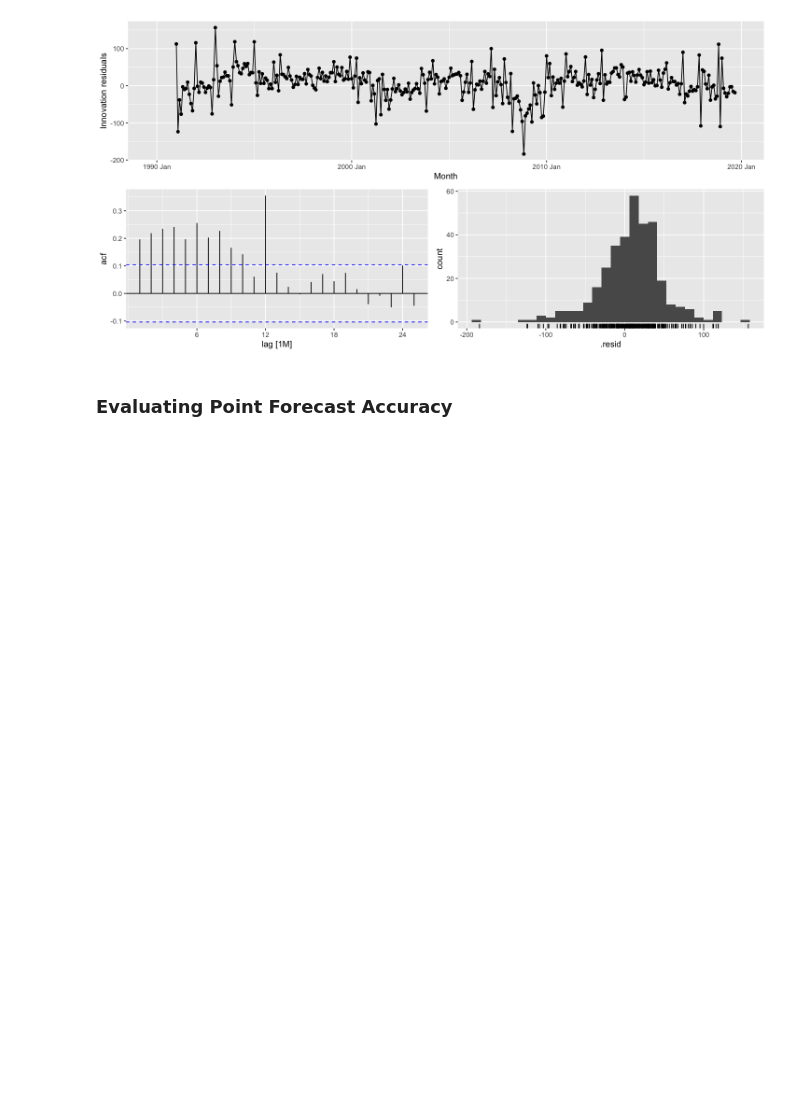
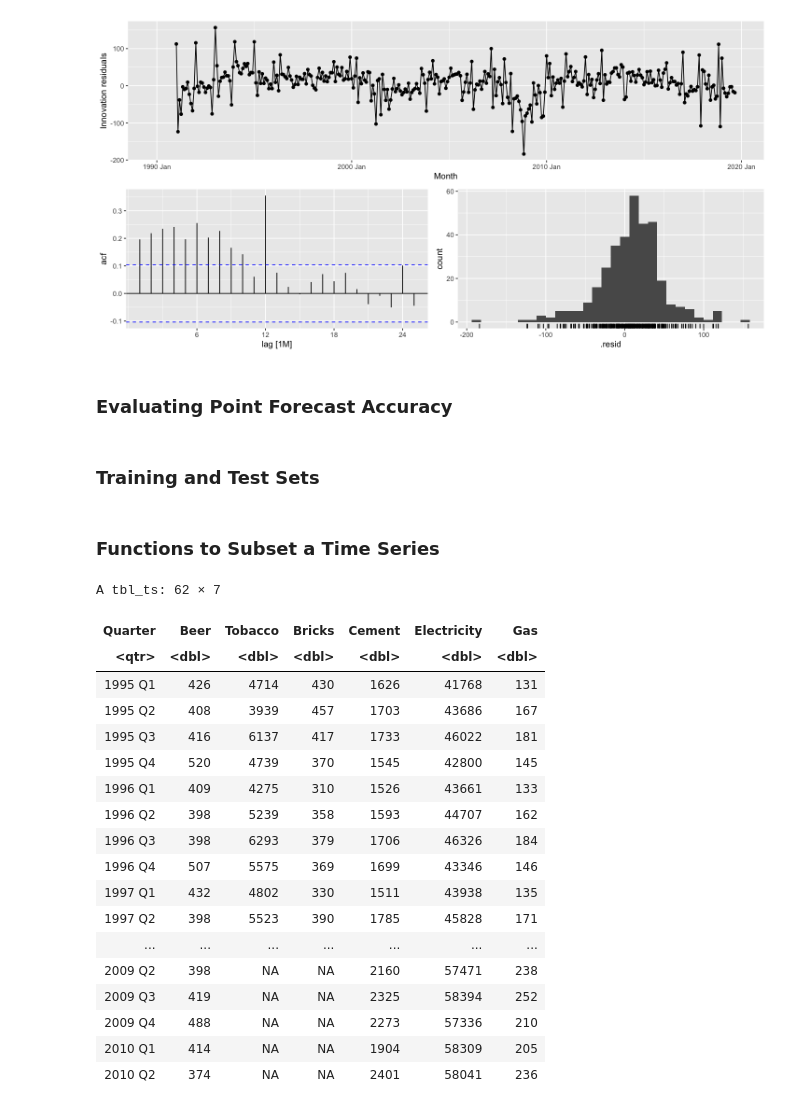
Before and after one commit to antounes/fpp3, a Jupyter notebook: 5_forecasters_toolbox.ipynb, the cells around one changed output. Saved outputs shown, nothing was run; the diff lists cells and outputs as text; code cells hidden in the pictures; blank space fills up the shorter version.

```diff
--- a/5_forecasters_toolbox.ipynb
+++ b/5_forecasters_toolbox.ipynb
@@ -514,3 +514,29 @@ Warning message:
 [figure]
 # %% [markdown]
 ### Evaluating Point Forecast Accuracy
+# %% [markdown]
+### Training and Test Sets
+# %% [markdown]
+### Functions to Subset a Time Series
+# %%
+aus_production %>% filter(year(Quarter)>=1995)
+# %% [output]
+A tbl_ts: 62 × 7
+| Quarter | Beer | Tobacco | Bricks | Cement | Electricity | Gas |
+| <qtr> | <dbl> | <dbl> | <dbl> | <dbl> | <dbl> | <dbl> |
+| 1995 Q1 | 426 | 4714 | 430 | 1626 | 41768 | 131 |
+| 1995 Q2 | 408 | 3939 | 457 | 1703 | 43686 | 167 |
+| 1995 Q3 | 416 | 6137 | 417 | 1733 | 46022 | 181 |
+| 1995 Q4 | 520 | 4739 | 370 | 1545 | 42800 | 145 |
+| 1996 Q1 | 409 | 4275 | 310 | 1526 | 43661 | 133 |
+| 1996 Q2 | 398 | 5239 | 358 | 1593 | 44707 | 162 |
+| 1996 Q3 | 398 | 6293 | 379 | 1706 | 46326 | 184 |
+| 1996 Q4 | 507 | 5575 | 369 | 1699 | 43346 | 146 |
+| 1997 Q1 | 432 | 4802 | 330 | 1511 | 43938 | 135 |
+| 1997 Q2 | 398 | 5523 | 390 | 1785 | 45828 | 171 |
+| ... | ... | ... | ... | ... | ... | ... |
+| 2009 Q2 | 398 | NA | NA | 2160 | 57471 | 238 |
+| 2009 Q3 | 419 | NA | NA | 2325 | 58394 | 252 |
+| 2009 Q4 | 488 | NA | NA | 2273 | 57336 | 210 |
+| 2010 Q1 | 414 | NA | NA | 1904 | 58309 | 205 |
+| 2010 Q2 | 374 | NA | NA | 2401 | 58041 | 236 |
```
Also changed, not shown: parts of 22 cells of this notebook.
